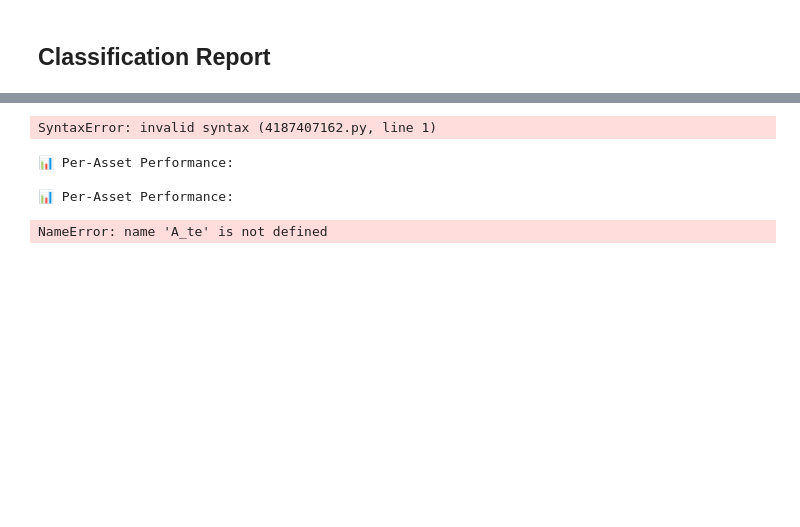
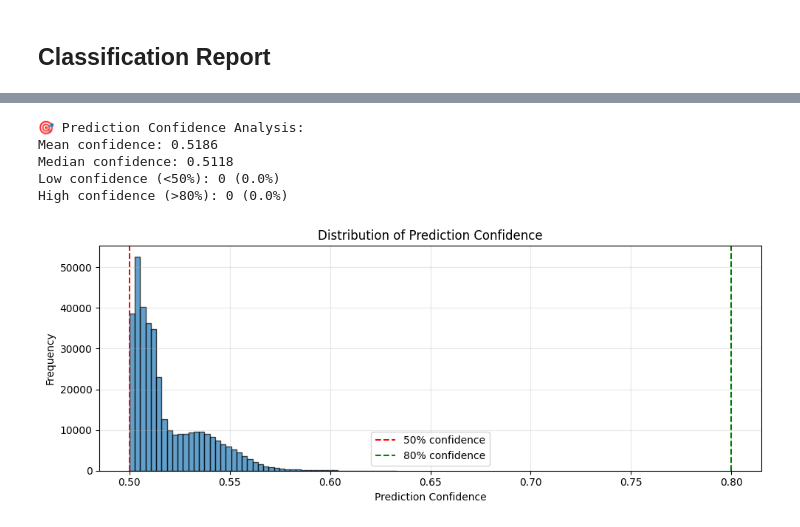
Before and after one commit to mmandelb2201/AITrader, a Jupyter notebook: model/classifier_model/crypto_lstm_classifier_multiasset.ipynb, the cells around one changed output, grey strips where cells are left out. Saved outputs shown, nothing was run; the diff lists cells and outputs as text; code cells hidden in the pictures; blank space fills up the shorter version.

```diff
--- a/model/classifier_model/crypto_lstm_classifier_multiasset.ipynb
+++ b/model/classifier_model/crypto_lstm_classifier_multiasset.ipynb
@@ -815,40 +1100,27 @@ weighted avg     0.2339    0.3384    0.2719    156893
 # %%
-$%RT# Confidence analysis
+# Confidence analysis
 print("\n🎯 Prediction Confidence Analysis:")
 max_probs = y_pred_probs.max(axis=1)
 print(f"Mean confidence: {max_probs.mean():.4f}")
 print(f"Median confidence: {np.median(max_probs):.4f}")
 print(f"Low confidence (<50%): {(max_probs < 0.5).sum()} ({(max_probs < 0.5).mean()*100:.1f}%)")
 print(f"High confidence (>80%): {(max_probs > 0.8).sum()} ({(max_probs > 0.8).mean()*100:.1f}%)")
 
 plt.figure(figsize=(10, 4))
 plt.hist(max_probs, bins=50, alpha=0.7, edgecolor='black')
 plt.axvline(0.5, color='red', linestyle='--', label='50% confidence')
 plt.axvline(0.8, color='green', linestyle='--', label='80% confidence')
 plt.xlabel('Prediction Confidence')
 plt.ylabel('Frequency')
 plt.title('Distribution of Prediction Confidence')
 plt.legend()
 plt.grid(True, alpha=0.3)
 plt.tight_layout()
 plt.show()
 # %% [output]
-SyntaxError: invalid syntax (4187407162.py, line 1)
+🎯 Prediction Confidence Analysis:
+Mean confidence: 0.5186
+Median confidence: 0.5118
+Low confidence (<50%): 0 (0.0%)
+High confidence (>80%): 0 (0.0%)
+[figure, added]
-# %%
-# Per-asset performance
-print("\n📊 Per-Asset Performance:")
-id_to_asset = {v: k for k, v in asset_to_id.items()}
-
-for asset_id in range(n_assets):
-    mask = A_te == asset_id
-    if mask.sum() > 0:
-        asset_name = id_to_asset[asset_id]
-        asset_y_true = y_te[mask]
-        asset_y_pred = y_pred[mask]
-        accuracy = (asset_y_true == asset_y_pred).mean()
-        print(f"  {asset_name:6s}: {accuracy:.2%} ({mask.sum():5d} samples)")
-# %% [output]
-📊 Per-Asset Performance:
-
-📊 Per-Asset Performance:
-NameError: name 'A_te' is not defined
```
Also changed, not shown: parts of 23 cells of this notebook, 17 other files.
